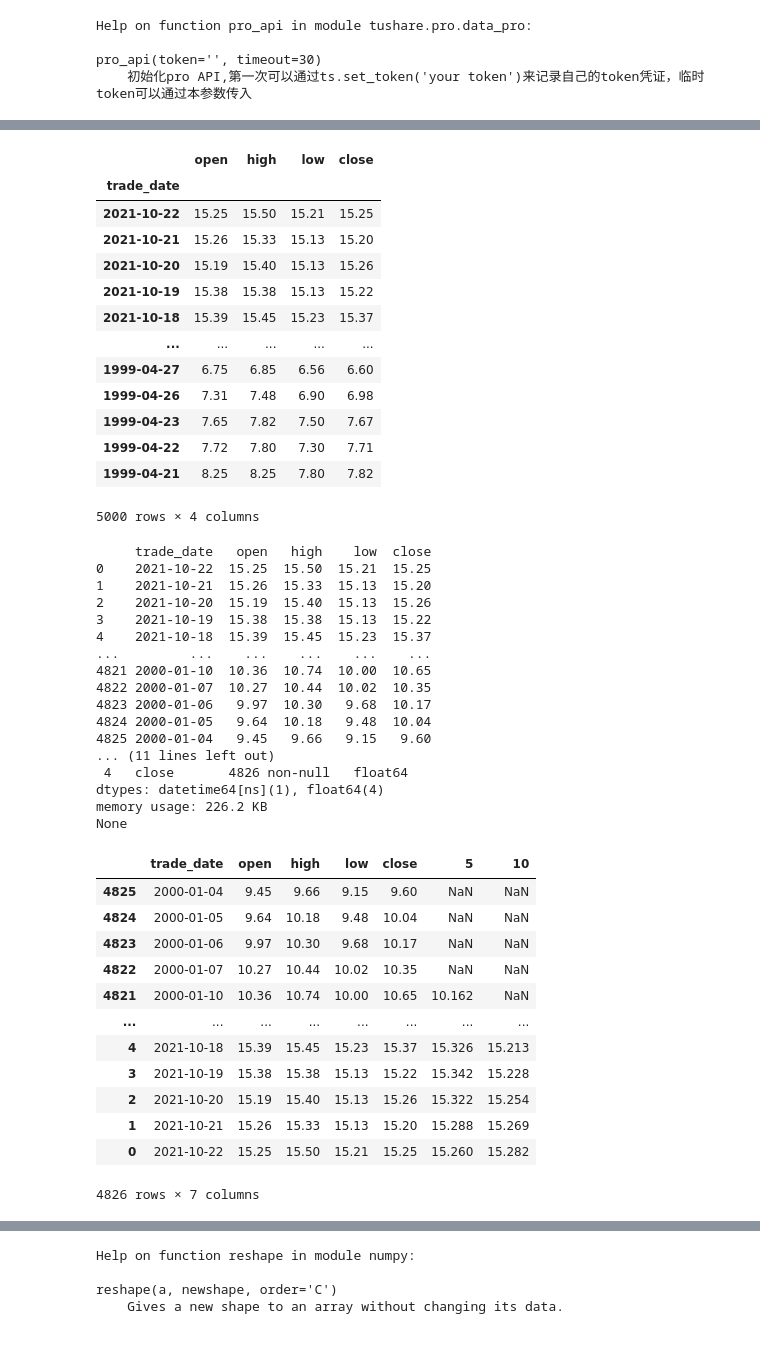
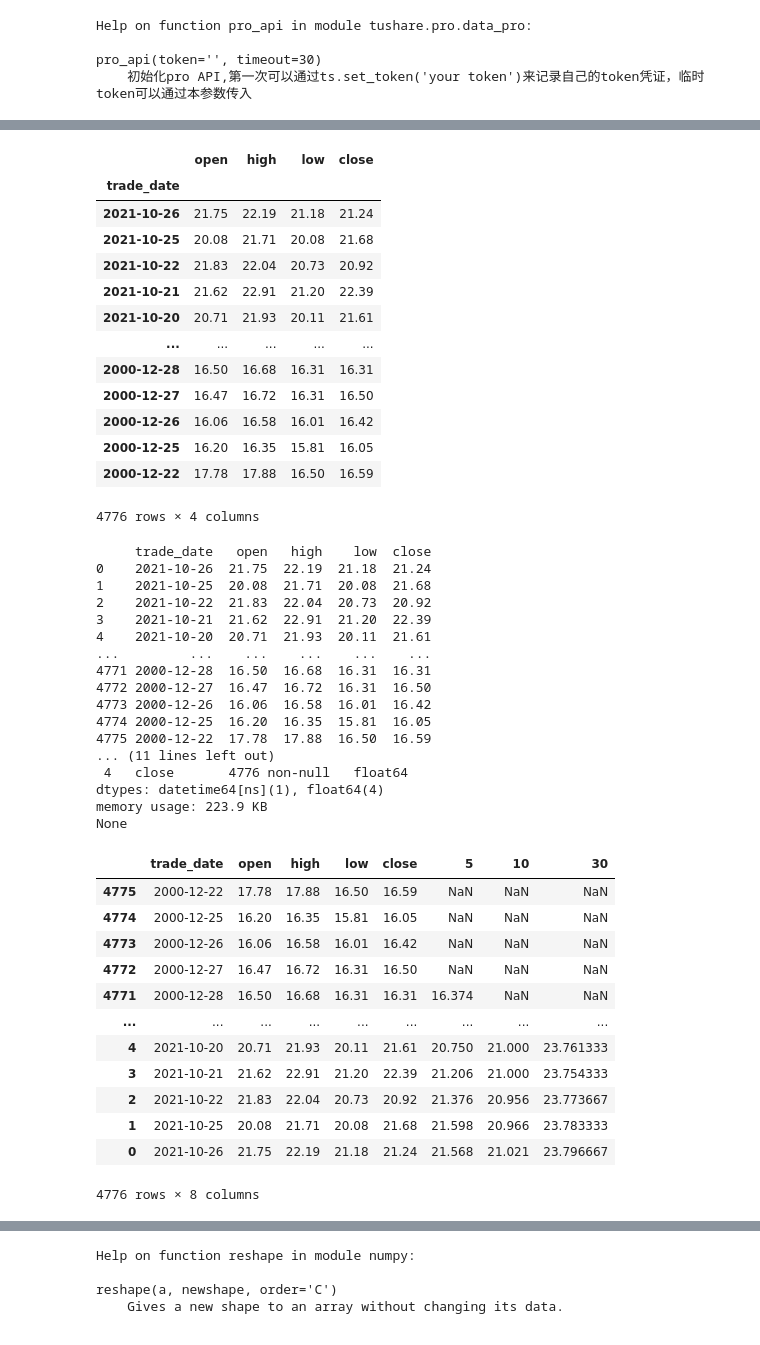
Before and after one commit to besttea/BestteaPythonWork, a Jupyter notebook: stocktest/stocktest.ipynb, the cells around one changed output, grey strips where cells are left out. Cells and saved outputs as stored; diff of their text form; code cells hidden in the pictures.

```diff
--- a/stocktest/stocktest.ipynb
+++ b/stocktest/stocktest.ipynb
@@ -85,5 +85,5 @@ data.to_csv("stock600848.csv")
 # %%
-data=pd.read_csv("./stock600848.csv",parse_dates=["trade_date"],index_col="trade_date")[["open","high","low","close"]]
+data=pd.read_csv("./stock600328.csv",parse_dates=["trade_date"],index_col="trade_date")[["open","high","low","close"]]
 # data=pd.read_csv("./stock688333.csv",parse_dates=["trade_date"])[["trade_date","open","high","low","close","vol"]]
 data.index
 # %% [output]
@@ -157,65 +157,66 @@ data
 # %% [output]
 |  | open | high | low | close |
 | trade_date |  |  |  |  |
-| 2021-10-22 | 15.25 | 15.50 | 15.21 | 15.25 |
-| 2021-10-21 | 15.26 | 15.33 | 15.13 | 15.20 |
-| 2021-10-20 | 15.19 | 15.40 | 15.13 | 15.26 |
-| 2021-10-19 | 15.38 | 15.38 | 15.13 | 15.22 |
-| 2021-10-18 | 15.39 | 15.45 | 15.23 | 15.37 |
+| 2021-10-26 | 21.75 | 22.19 | 21.18 | 21.24 |
+| 2021-10-25 | 20.08 | 21.71 | 20.08 | 21.68 |
+| 2021-10-22 | 21.83 | 22.04 | 20.73 | 20.92 |
+| 2021-10-21 | 21.62 | 22.91 | 21.20 | 22.39 |
+| 2021-10-20 | 20.71 | 21.93 | 20.11 | 21.61 |
 | ... | ... | ... | ... | ... |
-| 1999-04-27 | 6.75 | 6.85 | 6.56 | 6.60 |
-| 1999-04-26 | 7.31 | 7.48 | 6.90 | 6.98 |
-| 1999-04-23 | 7.65 | 7.82 | 7.50 | 7.67 |
-| 1999-04-22 | 7.72 | 7.80 | 7.30 | 7.71 |
-| 1999-04-21 | 8.25 | 8.25 | 7.80 | 7.82 |
+| 2000-12-28 | 16.50 | 16.68 | 16.31 | 16.31 |
+| 2000-12-27 | 16.47 | 16.72 | 16.31 | 16.50 |
+| 2000-12-26 | 16.06 | 16.58 | 16.01 | 16.42 |
+| 2000-12-25 | 16.20 | 16.35 | 15.81 | 16.05 |
+| 2000-12-22 | 17.78 | 17.88 | 16.50 | 16.59 |
-5000 rows × 4 columns
+4776 rows × 4 columns
 # %%
 # 获取股价数据
 import pandas as pd
 import numpy as np
 
 df3 = data.reset_index().iloc[:,:]  #取过去30天数据
 df3 = df3.dropna(how='any').reset_index(drop=True) #去除空值且从零开始编号索引
 print(df3)
 df3 = df3.sort_values(by='trade_date', ascending=True)
 print(df3.info())
 
 # 均线数据
 df3['5'] = df3.close.rolling(5).mean()
 df3['10'] = df3.close.rolling(10).mean()
+df3['30']=df3.close.rolling(30).mean()
 
 df3
 # %% [output]
      trade_date   open   high    low  close
-0    2021-10-22  15.25  15.50  15.21  15.25
-1    2021-10-21  15.26  15.33  15.13  15.20
-2    2021-10-20  15.19  15.40  15.13  15.26
-3    2021-10-19  15.38  15.38  15.13  15.22
-4    2021-10-18  15.39  15.45  15.23  15.37
+0    2021-10-26  21.75  22.19  21.18  21.24
+1    2021-10-25  20.08  21.71  20.08  21.68
+2    2021-10-22  21.83  22.04  20.73  20.92
+3    2021-10-21  21.62  22.91  21.20  22.39
+4    2021-10-20  20.71  21.93  20.11  21.61
 ...         ...    ...    ...    ...    ...
-4821 2000-01-10  10.36  10.74  10.00  10.65
-4822 2000-01-07  10.27  10.44  10.02  10.35
-4823 2000-01-06   9.97  10.30   9.68  10.17
-4824 2000-01-05   9.64  10.18   9.48  10.04
-4825 2000-01-04   9.45   9.66   9.15   9.60
+4771 2000-12-28  16.50  16.68  16.31  16.31
+4772 2000-12-27  16.47  16.72  16.31  16.50
+4773 2000-12-26  16.06  16.58  16.01  16.42
+4774 2000-12-25  16.20  16.35  15.81  16.05
+4775 2000-12-22  17.78  17.88  16.50  16.59
 ... (11 lines left out)
- 4   close       4826 non-null   float64
+ 4   close       4776 non-null   float64
 dtypes: datetime64[ns](1), float64(4)
-memory usage: 226.2 KB
+memory usage: 223.9 KB
 None
-|  | trade_date | open | high | low | close | 5 | 10 |
-| 4825 | 2000-01-04 | 9.45 | 9.66 | 9.15 | 9.60 | NaN | NaN |
-| 4824 | 2000-01-05 | 9.64 | 10.18 | 9.48 | 10.04 | NaN | NaN |
-| 4823 | 2000-01-06 | 9.97 | 10.30 | 9.68 | 10.17 | NaN | NaN |
-| 4822 | 2000-01-07 | 10.27 | 10.44 | 10.02 | 10.35 | NaN | NaN |
-| 4821 | 2000-01-10 | 10.36 | 10.74 | 10.00 | 10.65 | 10.162 | NaN |
-| ... | ... | ... | ... | ... | ... | ... | ... |
-| 4 | 2021-10-18 | 15.39 | 15.45 | 15.23 | 15.37 | 15.326 | 15.213 |
-| 3 | 2021-10-19 | 15.38 | 15.38 | 15.13 | 15.22 | 15.342 | 15.228 |
-| 2 | 2021-10-20 | 15.19 | 15.40 | 15.13 | 15.26 | 15.322 | 15.254 |
-| 1 | 2021-10-21 | 15.26 | 15.33 | 15.13 | 15.20 | 15.288 | 15.269 |
-| 0 | 2021-10-22 | 15.25 | 15.50 | 15.21 | 15.25 | 15.260 | 15.282 |
+|  | trade_date | open | high | low | close | 5 | 10 | 30 |
+| 4775 | 2000-12-22 | 17.78 | 17.88 | 16.50 | 16.59 | NaN | NaN | NaN |
+| 4774 | 2000-12-25 | 16.20 | 16.35 | 15.81 | 16.05 | NaN | NaN | NaN |
+| 4773 | 2000-12-26 | 16.06 | 16.58 | 16.01 | 16.42 | NaN | NaN | NaN |
+| 4772 | 2000-12-27 | 16.47 | 16.72 | 16.31 | 16.50 | NaN | NaN | NaN |
+| 4771 | 2000-12-28 | 16.50 | 16.68 | 16.31 | 16.31 | 16.374 | NaN | NaN |
+| ... | ... | ... | ... | ... | ... | ... | ... | ... |
+| 4 | 2021-10-20 | 20.71 | 21.93 | 20.11 | 21.61 | 20.750 | 21.000 | 23.761333 |
+| 3 | 2021-10-21 | 21.62 | 22.91 | 21.20 | 22.39 | 21.206 | 21.000 | 23.754333 |
+| 2 | 2021-10-22 | 21.83 | 22.04 | 20.73 | 20.92 | 21.376 | 20.956 | 23.773667 |
+| 1 | 2021-10-25 | 20.08 | 21.71 | 20.08 | 21.68 | 21.598 | 20.966 | 23.783333 |
+| 0 | 2021-10-26 | 21.75 | 22.19 | 21.18 | 21.24 | 21.568 | 21.021 | 23.796667 |
-4826 rows × 7 columns
+4776 rows × 8 columns
 # %%
 import matplotlib
 matplotlib.style.use('ggplot') #用于调整图标样式，可选
```
Also changed, not shown: parts of 13 cells of this notebook, 3 other files.
